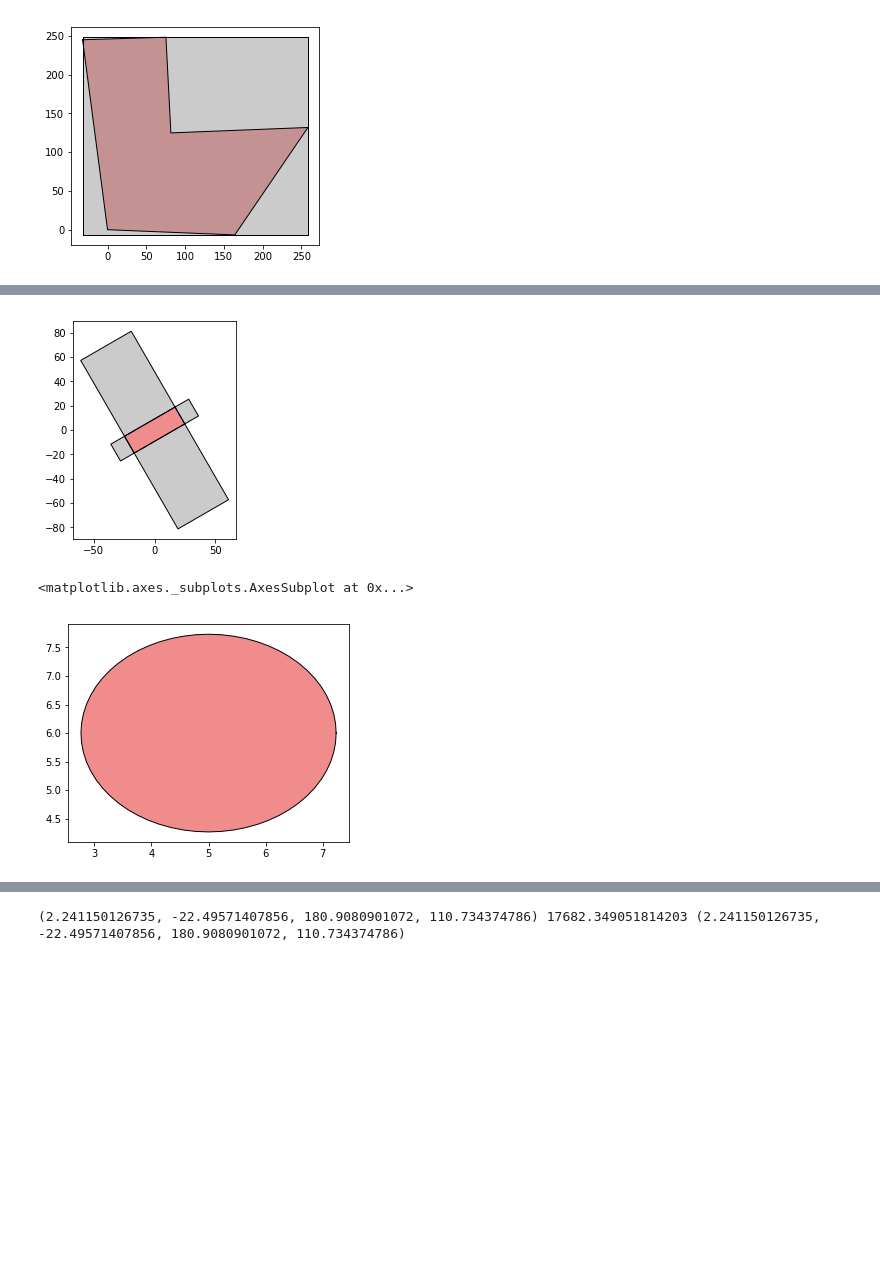
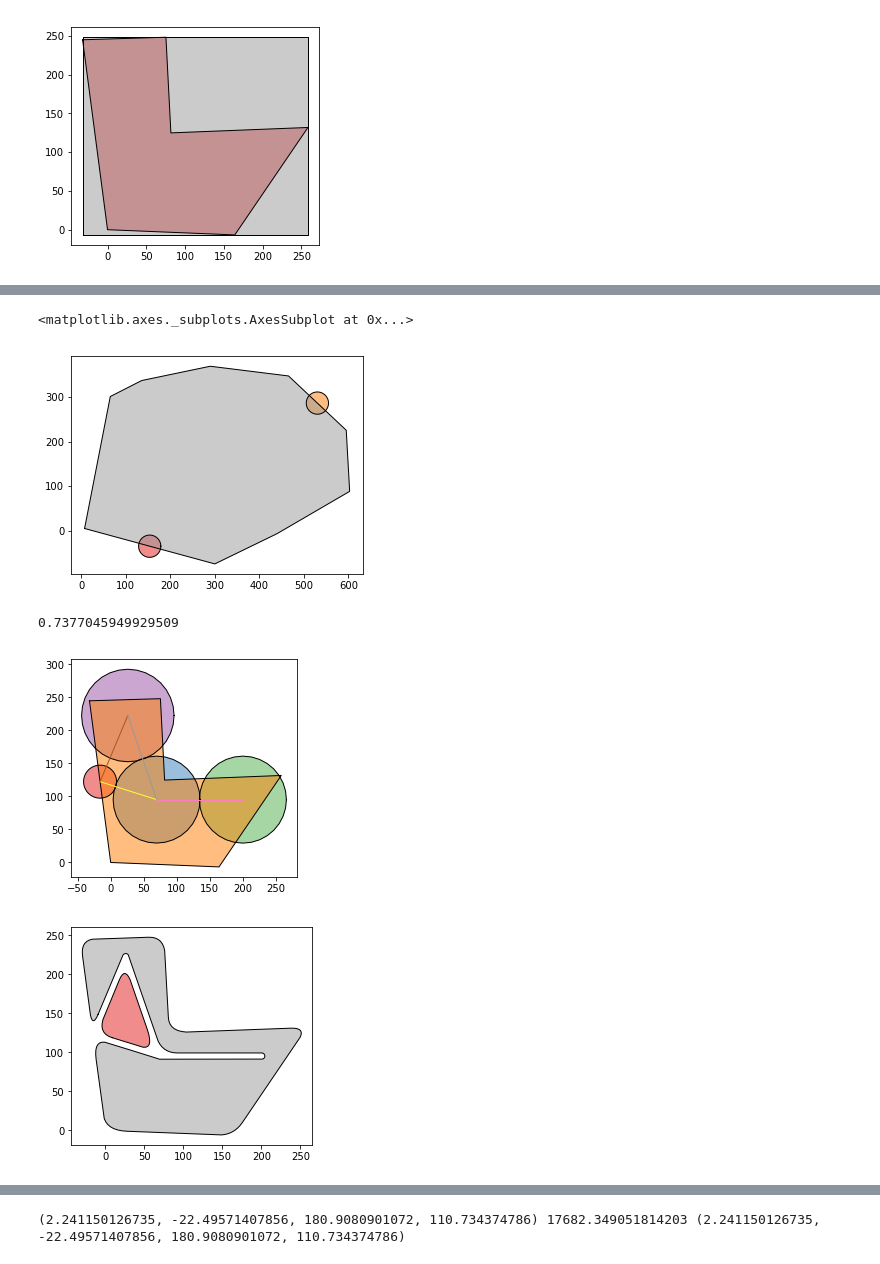
Before and after one commit to tristanwqy/basemap, a Jupyter notebook: circle_algo.ipynb, the cells around one changed output, grey strips where cells are left out. Cells and saved outputs as stored; diff of their text form; code cells hidden in the pictures; blank space fills up the shorter version.

```diff
--- a/circle_algo.ipynb
+++ b/circle_algo.ipynb
@@ -283,8 +362,68 @@ LINESTRING (215.9152637329925 36.03936045859999, 364.8043803833802 13.8343456478
-# %%
-from mytry import get_eclipse
-eclipse = get_eclipse(5, 3, (5, 6))
-gpd.GeoSeries([eclipse]).plot()
-# %% [output]
-[figure, removed]
-<matplotlib.axes._subplots.AxesSubplot at 0x...>
-[figure, removed]
+# %%
+entrances = get_entrances(base, distance=400)
+entrances.append(base)
+gpd.GeoSeries(entrances).plot()
+# %% [output]
+<matplotlib.axes._subplots.AxesSubplot at 0x...>
+[figure, added]
+# %%
+import random, copy, sys
+from shapely.ops import cascaded_union
+from shapely.geometry import *
+
+max_coverage = 0
+current_collection = []
+
+entrances = get_entrances(base, distance=400)
+collection = generate_collection(60, 80, resolution=8, density=20, entrace_collection=entrances)
+coverage = sum([geom.intersection(base).area for geom in collection]) / base.area
+
+display = []
+display.extend(collection)
+display.append(base)
+roads = get_roads_v2(collection, base, 160)
+display.extend(roads)
+gpd.GeoSeries(display).plot()
+
+cascaded_roads = cascaded_union([road.buffer(4) for road in roads])
+place_to_build = base.difference(cascaded_roads)
+new_collection = []
+if isinstance(place_to_build, Polygon):
+    new_collection = [place_to_build]
+else:
+    for geom in place_to_build:
+        new_collection.append(geom)
+new_collection = sorted(new_collection, key=lambda geom : geom.area)
+new_collection = [smooth_polygon(geom) for geom in new_collection]
+gpd.GeoSeries(new_collection).plot()
+
+# the_union = cascaded_union(current_collection)
+# other_part = base.symmetric_difference(the_union)
+# saved_collection = copy.deepcopy(current_collection)
+# for part in other_part:
+#     current_collection.append(part)
+
+
+# roads, curve_roads = get_curve_roads(saved_collection)
+# gpd.GeoSeries([roads, curve_roads, base]).plot()
+
+print(coverage)
+# current_collection.append(base)
+
+# new_collection2 = []
+# for geom in saved_collection:
+#     geom = geom.difference(roads)
+#     if isinstance(geom, MultiPolygon):
+#         for geo in geom:
+#             new_collection2.append(geo)
+#     else:
+#         new_collection2.append(geom)
+#
+# new_collection = [geom.intersection(base) for geom in new_collection2]
+# gpd.GeoSeries(current_collection).plot()
+# gpd.GeoSeries(new_collection2).plot()
+# new_collection = sorted(new_collection, key=lambda geom : geom.area)
+# %% [output]
+0.7377045949929509
+[figure, added]
+[figure, added]
```
Also changed, not shown: parts of 6 cells of this notebook, 3 other files.
